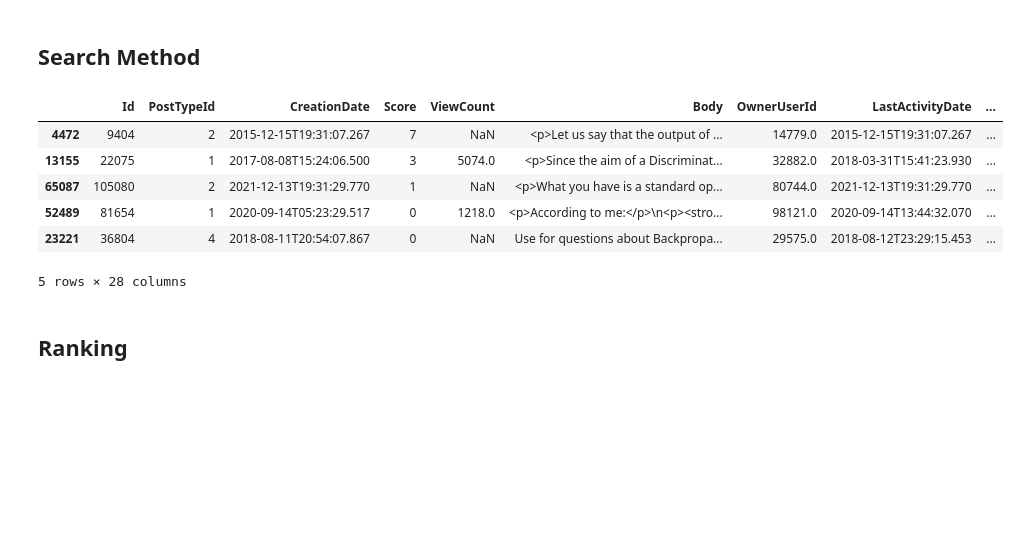
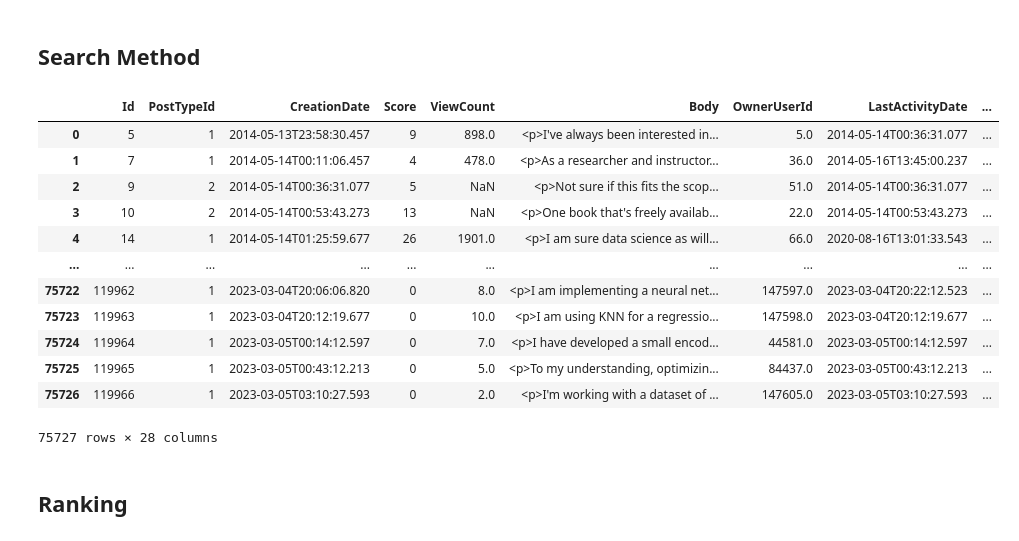
Before and after one commit to solalducloyer/EI_ST4_Groupe1, a Jupyter notebook: Search_Engine.ipynb, the cells around one changed output. Drawn from its saved outputs; the diff is of its cells as text; code cells hidden in the pictures; blank space fills up the shorter version.

```diff
--- a/Search_Engine.ipynb
+++ b/Search_Engine.ipynb
@@ -104,3 +120,7 @@ df = extract_data(datapath=DATAPATH)
+# %%
+#df = extract_data(datapath=DATAPATH)
+#save_data(DATAPATH, 'df.pkl', df)
+df=load_data(DATAPATH, 'df.pkl')
 # %% [markdown]
 ## Indexation data
 # %%
@@ -140,6 +145,21 @@ def load_index(savepath):
+# %%
+#inverted_index=index_data(df)
+#save_data(DATAPATH, 'inverted_index.pkl', inverted_index)
+inverted_index=load_data(DATAPATH, 'inverted_index.pkl')
 # %% [markdown]
 ## Search Method
+# %%
+MODEL_ST = SentenceTransformer('all-MiniLM-L6-v2')
+#embeddings = MODEL_ST.encode(df.CleanBody.values, normalize_embeddings=True)
+#save_data(DATAPATH, 'embeddings.pkl', embeddings)
+embeddings=load_data(DATAPATH, 'embeddings.pkl')
 # %%
+def similarity_matrix(query, df=df, embeddings=embeddings, MODEL_ST=MODEL_ST):
+  encoded_query = MODEL_ST.encode([query], normalize_embeddings=True)
+  matrix=cosine_similarity(encoded_query, embeddings)
+  return(matrix)
+
+
 def BM25(query, df=df, inverted_index=inverted_index, k1=1.5, b=0.75):
   '''retourne une copy de la dataframe avec une colonne 'Queryscore' contenant le score BM25 pour la requête'''
   #extraction des mots de la requête
@@ -177,26 +197,38 @@ def BM25(query, df=df, inverted_index=inverted_index, k1=1.5, b=0.75):
   #ajout d'une colonne 'Queryscore' à la copie de la dataframe
   df_copy['QueryScore']=scores
 
+  return scores
+
+
+def scored_df(query, df=df, inverted_index=inverted_index, k1=1.5, b=0.75, embeddings=embeddings, MODEL_ST=MODEL_ST):
+  ''' renvoie une copie de la dataframe munie des colonnes 'ScoreBM25' et 'CosineSimilarity' '''
+  df_copy=df.copy()
+  df_copy['ScoreBM25']=BM25(query, df, inverted_index, k1, b)
+  df_copy['CosineSimilarity'] = similarity_matrix(query, df, embeddings, MODEL_ST)[0]
   return df_copy
 
+#à la fin de scored_query, on obtient une df avec deux colonnes contenant les score BM25 et la mesure similarité
 
+def search(query, df=df, inverted_index=inverted_index, k1=1.5, b=0.75, embeddings=embeddings, MODEL_ST=MODEL_ST):
 
-
-def search(query):
-    # TODO
-
-    return
+  return
 # %%
 query='what is stochastic gradient descent ?'
-BM25(query).nlargest(5, 'QueryScore')
+scored_df(query)
 # %% [output]
 |  | Id | PostTypeId | CreationDate | Score | ViewCount | Body | OwnerUserId | LastActivityDate | ... |
-| 4472 | 9404 | 2 | 2015-12-15T19:31:07.267 | 7 | NaN | <p>Let us say that the output of ... | 14779.0 | 2015-12-15T19:31:07.267 | ... |
-| 13155 | 22075 | 1 | 2017-08-08T15:24:06.500 | 3 | 5074.0 | <p>Since the aim of a Discriminat... | 32882.0 | 2018-03-31T15:41:23.930 | ... |
-| 65087 | 105080 | 2 | 2021-12-13T19:31:29.770 | 1 | NaN | <p>What you have is a standard op... | 80744.0 | 2021-12-13T19:31:29.770 | ... |
-| 52489 | 81654 | 1 | 2020-09-14T05:23:29.517 | 0 | 1218.0 | <p>According to me:</p>\n<p><stro... | 98121.0 | 2020-09-14T13:44:32.070 | ... |
-| 23221 | 36804 | 4 | 2018-08-11T20:54:07.867 | 0 | NaN | Use for questions about Backpropa... | 29575.0 | 2018-08-12T23:29:15.453 | ... |
+| 0 | 5 | 1 | 2014-05-13T23:58:30.457 | 9 | 898.0 | <p>I've always been interested in... | 5.0 | 2014-05-14T00:36:31.077 | ... |
+| 1 | 7 | 1 | 2014-05-14T00:11:06.457 | 4 | 478.0 | <p>As a researcher and instructor... | 36.0 | 2014-05-16T13:45:00.237 | ... |
+| 2 | 9 | 2 | 2014-05-14T00:36:31.077 | 5 | NaN | <p>Not sure if this fits the scop... | 51.0 | 2014-05-14T00:36:31.077 | ... |
+| 3 | 10 | 2 | 2014-05-14T00:53:43.273 | 13 | NaN | <p>One book that's freely availab... | 22.0 | 2014-05-14T00:53:43.273 | ... |
+| 4 | 14 | 1 | 2014-05-14T01:25:59.677 | 26 | 1901.0 | <p>I am sure data science as will... | 66.0 | 2020-08-16T13:01:33.543 | ... |
+| ... | ... | ... | ... | ... | ... | ... | ... | ... | ... |
+| 75722 | 119962 | 1 | 2023-03-04T20:06:06.820 | 0 | 8.0 | <p>I am implementing a neural net... | 147597.0 | 2023-03-04T20:22:12.523 | ... |
+| 75723 | 119963 | 1 | 2023-03-04T20:12:19.677 | 0 | 10.0 | <p>I am using KNN for a regressio... | 147598.0 | 2023-03-04T20:12:19.677 | ... |
+| 75724 | 119964 | 1 | 2023-03-05T00:14:12.597 | 0 | 7.0 | <p>I have developed a small encod... | 44581.0 | 2023-03-05T00:14:12.597 | ... |
+| 75725 | 119965 | 1 | 2023-03-05T00:43:12.213 | 0 | 5.0 | <p>To my understanding, optimizin... | 84437.0 | 2023-03-05T00:43:12.213 | ... |
+| 75726 | 119966 | 1 | 2023-03-05T03:10:27.593 | 0 | 2.0 | <p>I'm working with a dataset of ... | 147605.0 | 2023-03-05T03:10:27.593 | ... |
-5 rows × 28 columns
+75727 rows × 28 columns
 # %% [markdown]
 ## Ranking
 # %%
```
Also changed, not shown: parts of 10 cells of this notebook.
